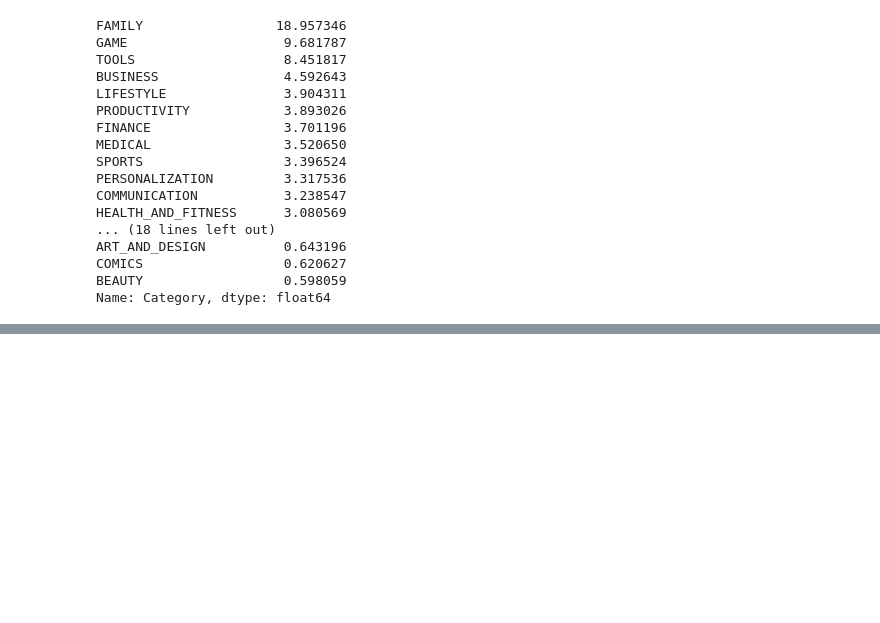
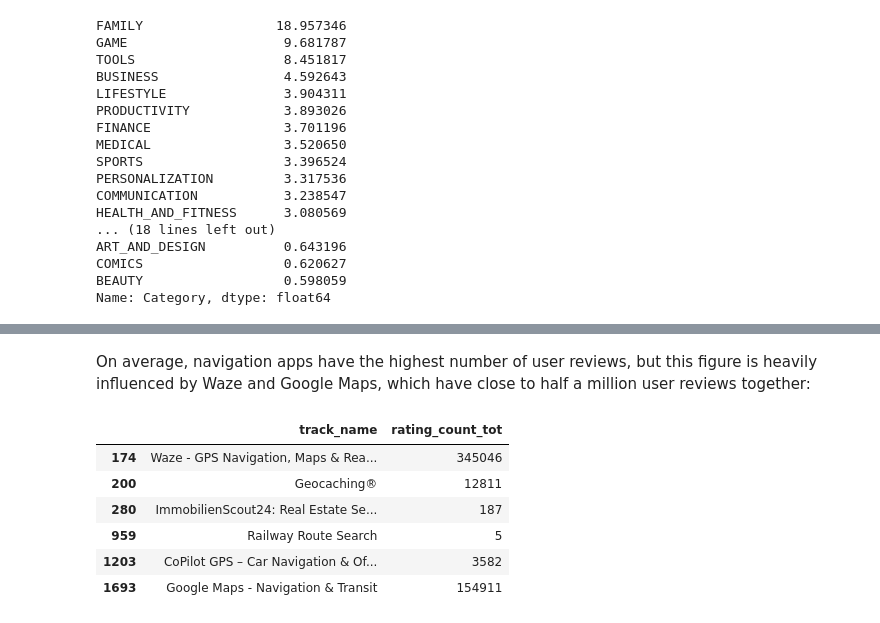
Before and after one commit to hsdistefa/ds-analyzing-mobile-app-market, a Jupyter notebook: free_mobile_app_analysis.ipynb, the cells around one changed output, grey strips where cells are left out. Drawn from its saved outputs; the diff is of its cells as text; code cells hidden in the pictures; blank space fills up the shorter version.

Commit message:
Added analysis apple store genres

```diff
--- a/free_mobile_app_analysis.ipynb
+++ b/free_mobile_app_analysis.ipynb
@@ -274,0 +302,12 @@ Up to this point, we found that the App Store is dominated by apps designed for
+# %% [markdown]
+On average, navigation apps have the highest number of user reviews, but this figure is heavily influenced by Waze and Google Maps, which have close to half a million user reviews together:
+# %%
+free_ios_df[free_ios_df['prime_genre'] == 'Navigation'][['track_name', 'rating_count_tot']]
+# %% [output]
+|  | track_name | rating_count_tot |
+| 174 | Waze - GPS Navigation, Maps & Rea... | 345046 |
+| 200 | Geocaching® | 12811 |
+| 280 | ImmobilienScout24: Real Estate Se... | 187 |
+| 959 | Railway Route Search | 5 |
+| 1203 | CoPilot GPS – Car Navigation & Of... | 3582 |
+| 1693 | Google Maps - Navigation & Transit | 154911 |
```
Also changed, not shown: parts of 11 cells of this notebook.
